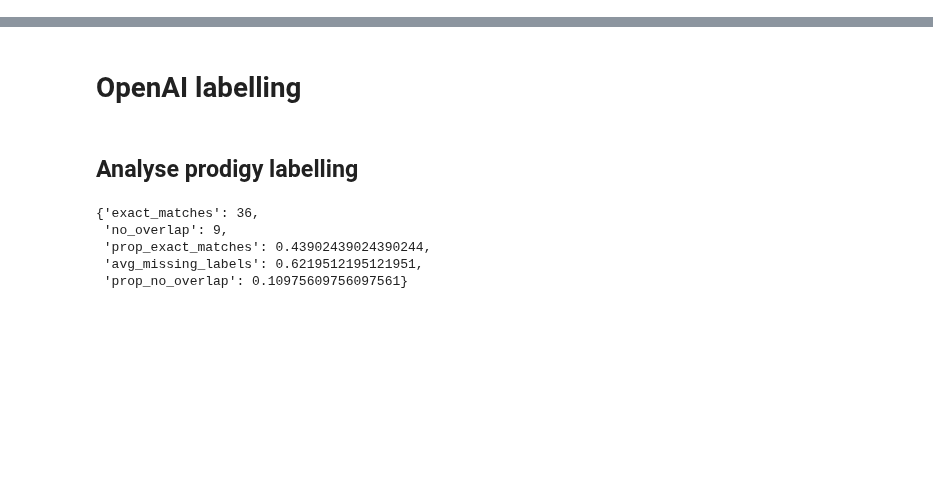
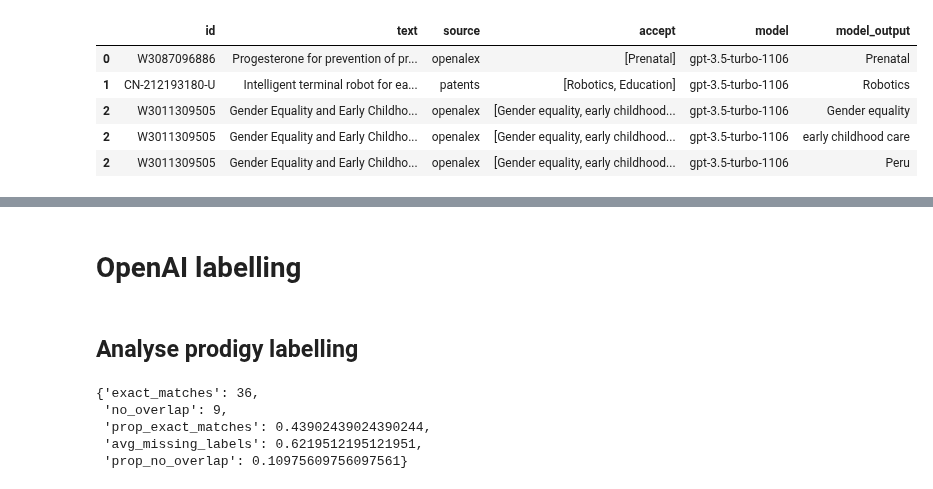
Before and after one commit to nestauk/discovery_child_development, a Jupyter notebook: discovery_child_development/notebooks/labelling/evaluate_taxonomy_labelling.ipynb, the cells around one changed output, grey strips where cells are left out. Drawn from its saved outputs; the diff is of its cells as text; code cells hidden in the pictures; blank space fills up the shorter version.

```diff
--- a/discovery_child_development/notebooks/labelling/evaluate_taxonomy_labelling.ipynb
+++ b/discovery_child_development/notebooks/labelling/evaluate_taxonomy_labelling.ipynb
@@ -86,3 +86,14 @@ human_labels.head()
 | 2 | W3011309505 | Gender Equality and Early Childho... | openalex | [Gender equality, early childhood... | gpt-3.5-turbo-1106 | [Gender equality, early childhood... |
 | 3 | W2985416374 | Social Norms about Father Involve... | openalex | [Labour market] | gpt-3.5-turbo-1106 | [Cognitive development] |
 | 4 | W2952475031 | Magical Realism and Augmented Rea... | openalex | [AR VR] | gpt-3.5-turbo-1106 | [AR VR] |
+# %%
+gpt_labels = human_labels.explode('model_output')
+
+gpt_labels.head()
+# %% [output]
+|  | id | text | source | accept | model | model_output |
+| 0 | W3087096886 | Progesterone for prevention of pr... | openalex | [Prenatal] | gpt-3.5-turbo-1106 | Prenatal |
+| 1 | CN-212193180-U | Intelligent terminal robot for ea... | patents | [Robotics, Education] | gpt-3.5-turbo-1106 | Robotics |
+| 2 | W3011309505 | Gender Equality and Early Childho... | openalex | [Gender equality, early childhood... | gpt-3.5-turbo-1106 | Gender equality |
+| 2 | W3011309505 | Gender Equality and Early Childho... | openalex | [Gender equality, early childhood... | gpt-3.5-turbo-1106 | early childhood care |
+| 2 | W3011309505 | Gender Equality and Early Childho... | openalex | [Gender equality, early childhood... | gpt-3.5-turbo-1106 | Peru |
```
Also changed, not shown: parts of 2 cells of this notebook, 5 other files.
